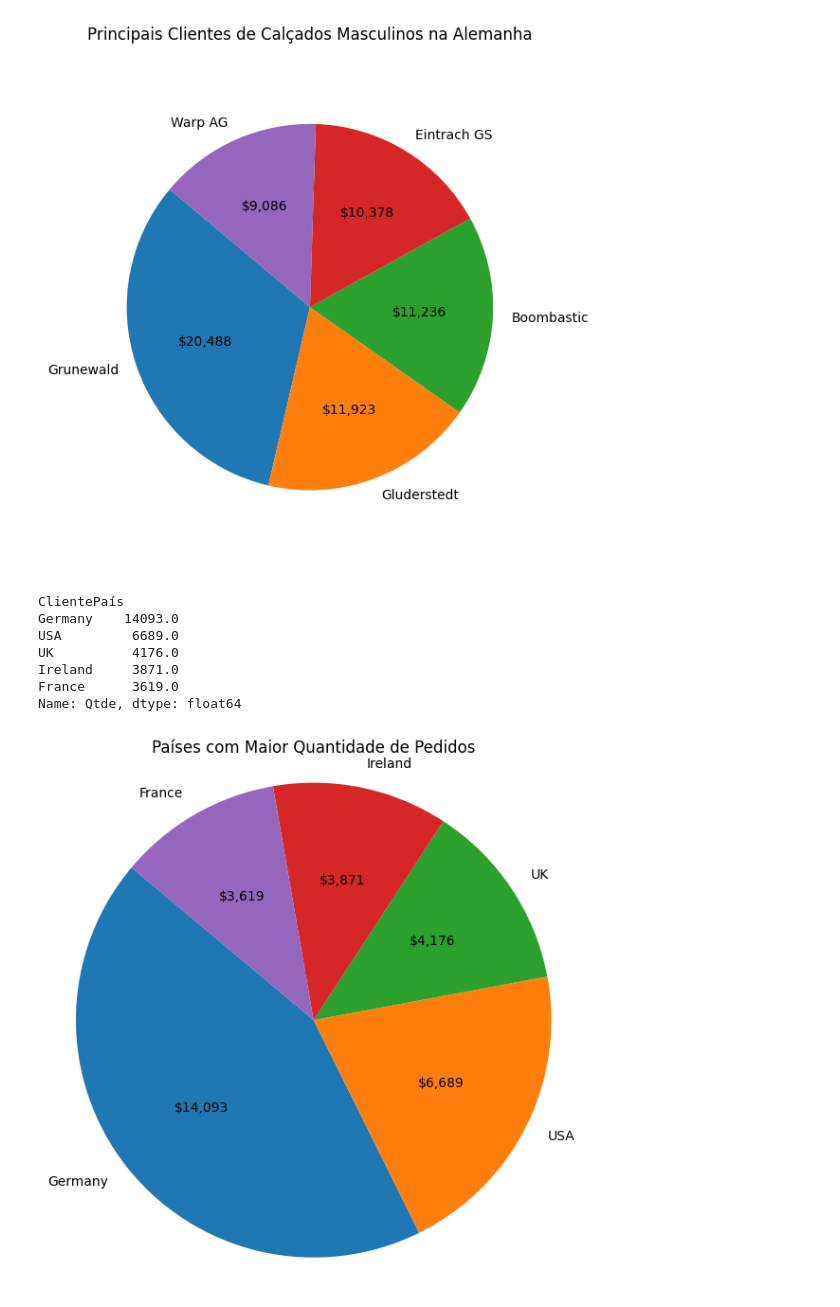
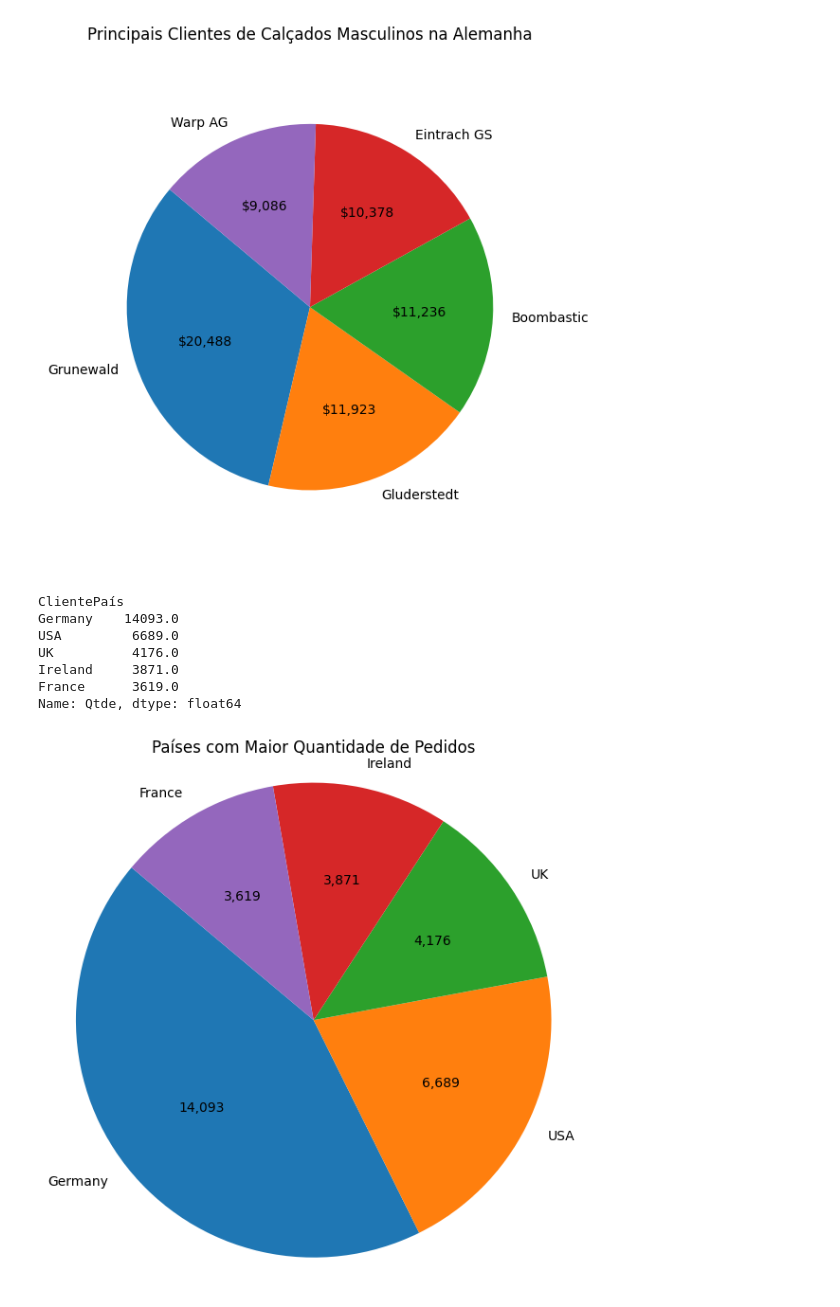
Before and after one commit to ronaldofillho/BI, a Jupyter notebook: Atividade1/Leitura.ipynb, the cells around one changed output. Drawn from its saved outputs; the diff is of its cells as text; code cells hidden in the pictures.

```diff
--- a/Atividade1/Leitura.ipynb
+++ b/Atividade1/Leitura.ipynb
@@ -349,28 +349,28 @@ Name: Vendas, dtype: float64
 # %%
 #10. Quais os países nos quais mais se tiram pedidos (qtde total de pedidos)?
 
 totalOrdersByCountry = planilha_total.groupby('ClientePaís')['Qtde'].sum()
 topCountriesByOrders = totalOrdersByCountry.sort_values(ascending=False).head(5)
 print(topCountriesByOrders)
 
 def absolute_value(val):
     a = np.round(val/100.*topCountriesByOrders.sum(), 0)
-    return f'${a:,.0f}'
+    return f'{a:,.0f}'
 
 plt.figure(figsize=(6,6))
 
 plt.pie(topCountriesByOrders, labels=topCountriesByOrders.index, autopct=absolute_value,startangle=140)
 
 plt.axis('equal')
 plt.title('Países com Maior Quantidade de Pedidos')
 plt.tight_layout()
 plt.show()
 # %% [output]
 ClientePaís
 Germany    14093.0
 USA         6689.0
 UK          4176.0
 Ireland     3871.0
 France      3619.0
 Name: Qtde, dtype: float64
-[figure, old version]
+[figure, new version]
```
Also changed, not shown: parts of 2 cells of this notebook.
